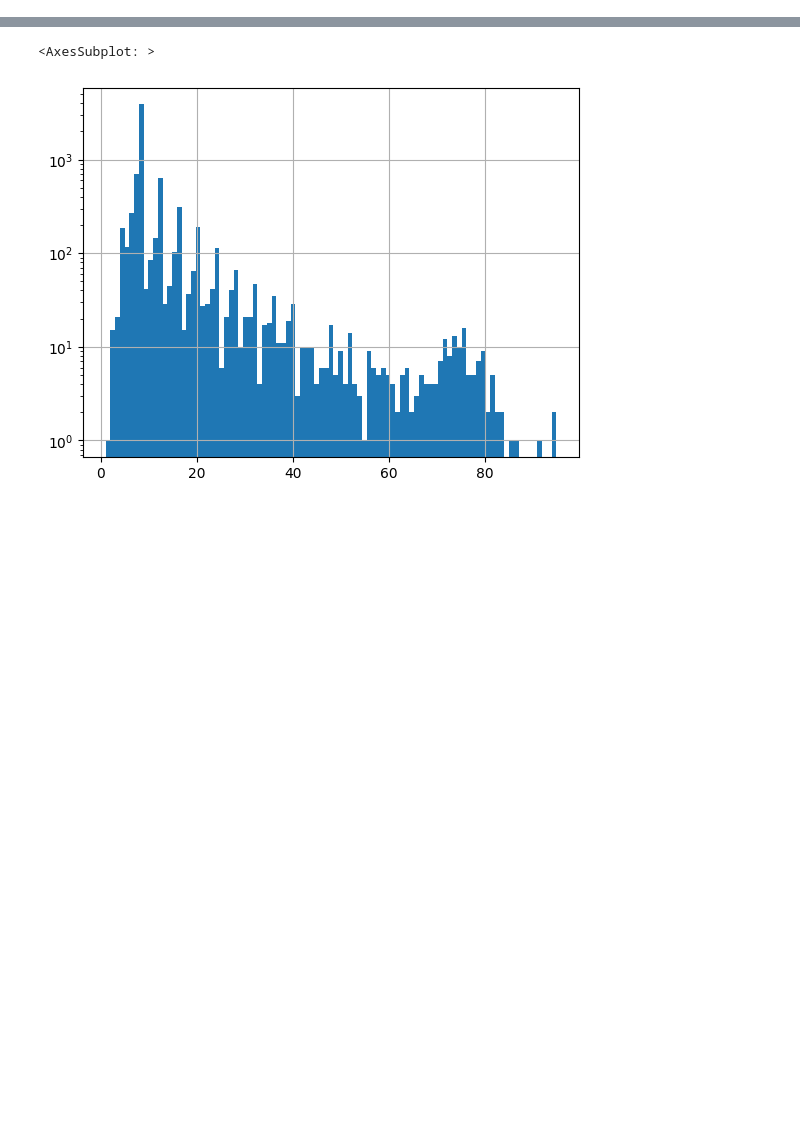
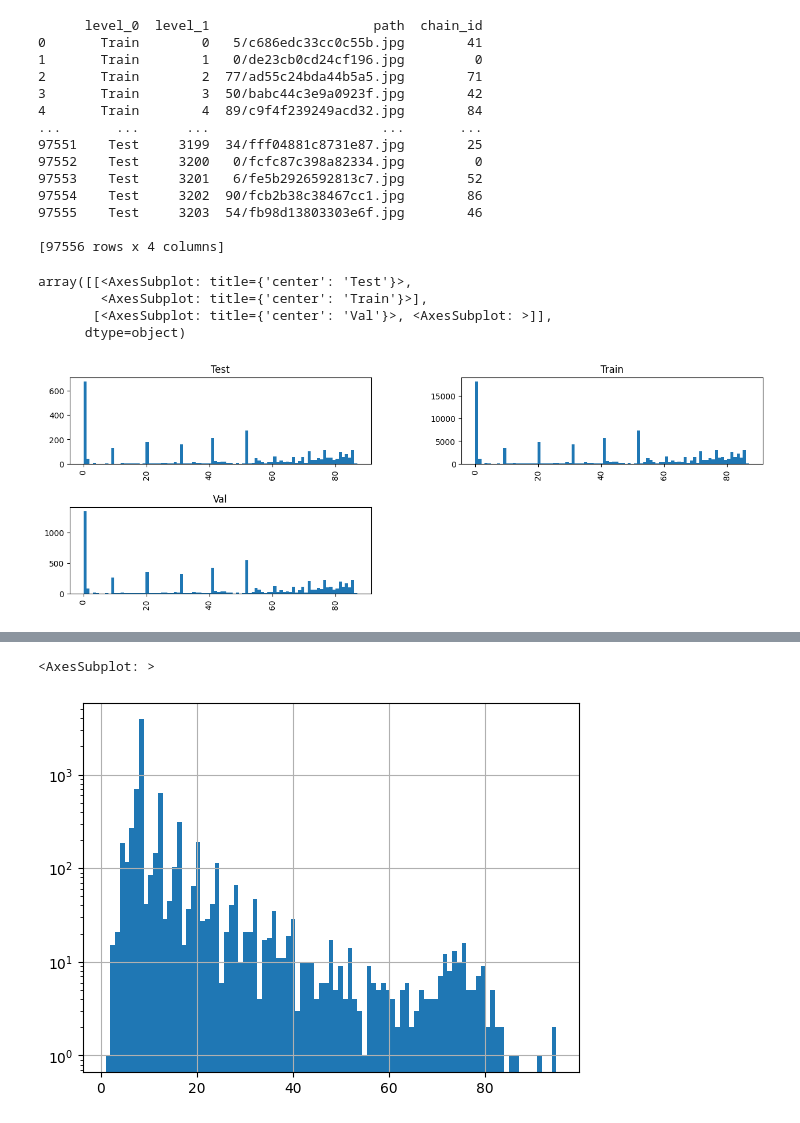
Before and after one commit to claudius-kienle/hotel-id-nns, a Jupyter notebook: hotel_id_nns/scripts/inspect_dataset.ipynb, the cells around one changed output, grey strips where cells are left out. Drawn from its saved outputs; the diff is of its cells as text; code cells hidden in the pictures; blank space fills up the shorter version.

```diff
--- a/hotel_id_nns/scripts/inspect_dataset.ipynb
+++ b/hotel_id_nns/scripts/inspect_dataset.ipynb
@@ -6,8 +6,7 @@ df = pd.read_csv("../../data/dataset/train.csv")
 n_chain_ids = df['chain'].nunique()
 
 def plot(path):
-    df_part = pd.read_csv(path, names=['path', 'chain_id'], sep=' ')
-    return df_part.chain_id.value_counts() / len(df_part)
+    return pd.read_csv(path, names=['path', 'chain_id'], sep=' ')
 
 df.hist('chain', bins=n_chain_ids)
 from matplotlib import pyplot as plt
@@ -17,18 +16,6 @@ plt.show()
 df[df.chain!=0].hist('chain', bins=n_chain_ids)
 plt.title("Chain without 0-Class")
 plt.show()
-
-plt.figure()
-chain_ids = []
-chain_ids.append(plot("../../data/dataset/hotel_train_chain.csv"))
-chain_ids.append(plot("../../data/dataset/hotel_val_chain.csv"))
-chain_ids.append(plot("../../data/dataset/hotel_test_chain.csv"))
-rel_freq = pd.concat(chain_ids, axis=1, keys=['Train', 'Val', 'Test'])
-# rel_freq = rel_freq[rel_freq != 0]
-# rel_freq = rel_freq.sort_values(by='index')
-rel_freq = rel_freq.sort_index()
-rel_freq.plot.bar(subplots=True, figsize=(15, 5))
-pd.read_csv("../../data/dataset/hotel_train_chain.csv", names=["path", "chain_id"], sep=' ').hist("chain_id", bins=88)
 # %% [output]
 [figure]
 [figure]
@@ -49,0 +22,29 @@ df.T
+# %%
+chain_ids = []
+chain_ids.append(plot("../../tmp/hotel_train_chain.csv"))
+chain_ids.append(plot("../../tmp/hotel_val_chain.csv"))
+chain_ids.append(plot("../../tmp/hotel_test_chain.csv"))
+split_data = pd.concat(chain_ids, axis=0, keys=['Train', 'Val', 'Test'])
+split_data = split_data.reset_index()
+print(split_data)
+split_data.hist(column='chain_id', bins=88, by='level_0', figsize=(15, 5))
+# %% [output]
+      level_0  level_1                     path  chain_id
+0       Train        0   5/c686edc33cc0c55b.jpg        41
+1       Train        1   0/de23cb0cd24cf196.jpg         0
+2       Train        2  77/ad55c24bda44b5a5.jpg        71
+3       Train        3  50/babc44c3e9a0923f.jpg        42
+4       Train        4  89/c9f4f239249acd32.jpg        84
+...       ...      ...                      ...       ...
+97551    Test     3199  34/fff04881c8731e87.jpg        25
+97552    Test     3200   0/fcfc87c398a82334.jpg         0
+97553    Test     3201   6/fe5b2926592813c7.jpg        52
+97554    Test     3202  90/fcb2b38c38467cc1.jpg        86
+97555    Test     3203  54/fb98d13803303e6f.jpg        46
+
+[97556 rows x 4 columns]
+array([[<AxesSubplot: title={'center': 'Test'}>,
+        <AxesSubplot: title={'center': 'Train'}>],
+       [<AxesSubplot: title={'center': 'Val'}>, <AxesSubplot: >]],
+      dtype=object)
+[figure, added]
```
Also changed, not shown: parts of 4 cells of this notebook, 7 other files.
